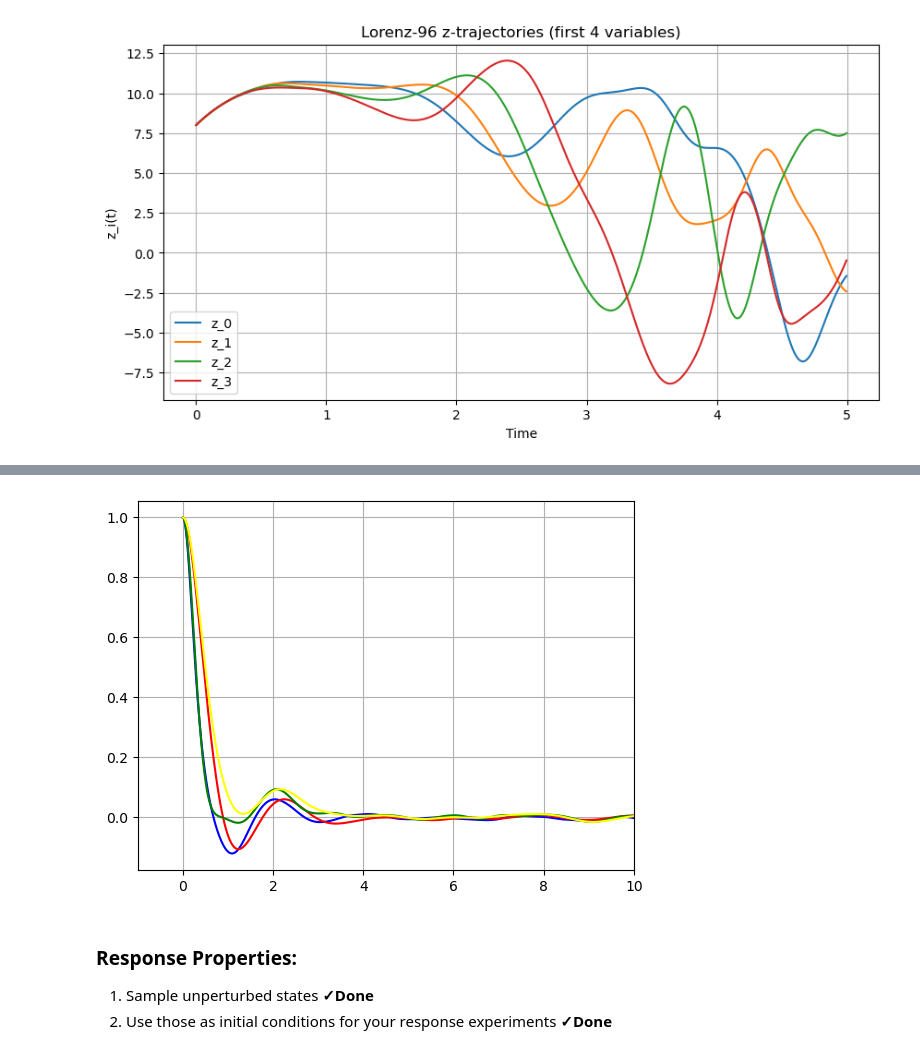
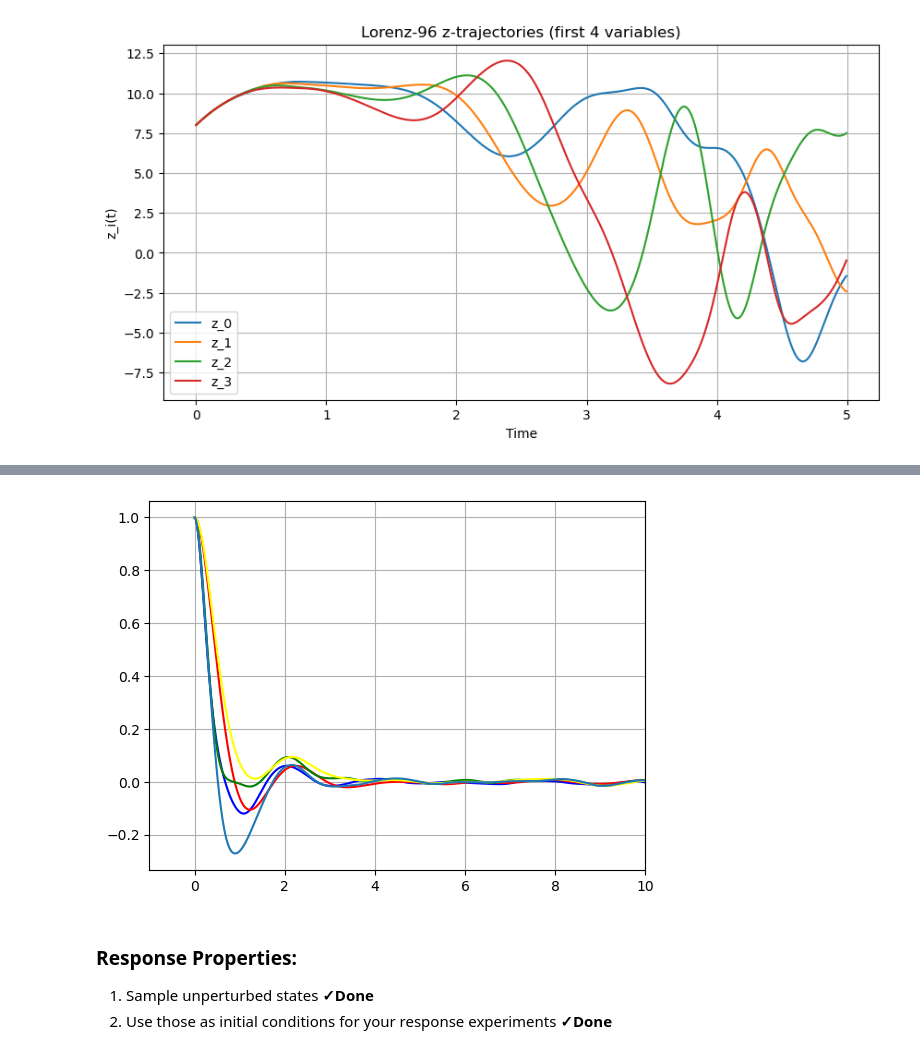
Before and after one commit to SarahYousefi240/L96-2V, a Jupyter notebook: Lorents_96_improved_2v.ipynb, the cells around one changed output, grey strips where cells are left out. Saved outputs shown, nothing was run; the diff lists cells and outputs as text; code cells hidden in the pictures.

```diff
--- a/Lorents_96_improved_2v.ipynb
+++ b/Lorents_96_improved_2v.ipynb
@@ -204,6 +215,8 @@ asymp_momentum_z = asymp_traj_z.mean(axis=1)
 asymp_energy_x = 0.5 *(asymp_traj_x**2).mean(axis=1)
 asymp_energy_z = 0.5 *(asymp_traj_z**2).mean(axis=1)
 
+asymp_cross_corr = (asymp_traj_x * asymp_traj_z).mean(axis=1)
+
 fig , ax = plt.subplots(nrows=2,sharex=True)
 ax[0].plot(asymp_time,asymp_momentum_x)
 ax[0].set_ylabel("Momentum-x")
@@ -217,4 +230,13 @@ ax[0].set_ylabel("Momentum-z")
 
 ax[1].plot(asymp_time,asymp_energy_z)
 ax[1].set_ylabel("Energy-z")
+
+# Cross-correlation
+fig, ax = plt.subplots()
+
+ax.plot(asymp_time, asymp_cross_corr)
+ax.set_ylabel("Cross correlation")
+ax.set_xlabel("Time")
+
+plt.show()
 # %% [output]
@@ -239,19 +261,23 @@ corr_momentum_z = autocorrelation(asymp_momentum_z)
 
 corr_energy_x = autocorrelation(asymp_energy_x)
 corr_energy_z = autocorrelation(asymp_energy_z)
+
+corr_cross_corr = autocorrelation(asymp_cross_corr)
 # %%
 fig, ax = plt.subplots()
 lags = np.arange(len(corr_momentum_x)) * dt
 lags = np.arange(len(corr_momentum_z)) * dt
+lags = np.arange(len(corr_cross_corr)) * dt
 
 ax.plot(lags[:5000],corr_momentum_x[:5000], color = 'blue')
 ax.plot(lags[:5000],corr_energy_x[:5000], color = 'red')
 ax.plot(lags[:5000],corr_momentum_z[:5000], color = 'green')
 ax.plot(lags[:5000],corr_energy_z[:5000], color = 'yellow')
+ax.plot(lags[:5000], corr_cross_corr[:5000], label='Cross correlation')
 ax.set_xlim(left=-1,right=10)
 ax.grid()
 # %% [output]
-[figure, old version]
+[figure, new version]
 # %% [markdown]
 ### Response Properties:
 1. Sample unperturbed states **&#10003;Done**
```
Also changed, not shown: parts of 31 cells of this notebook.
